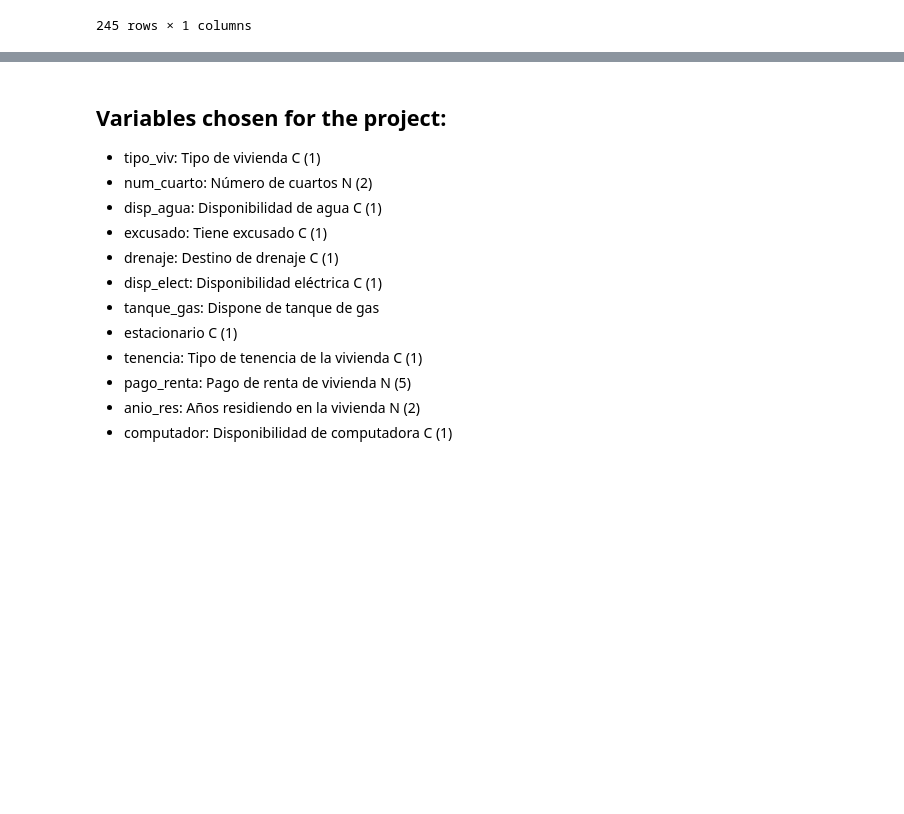
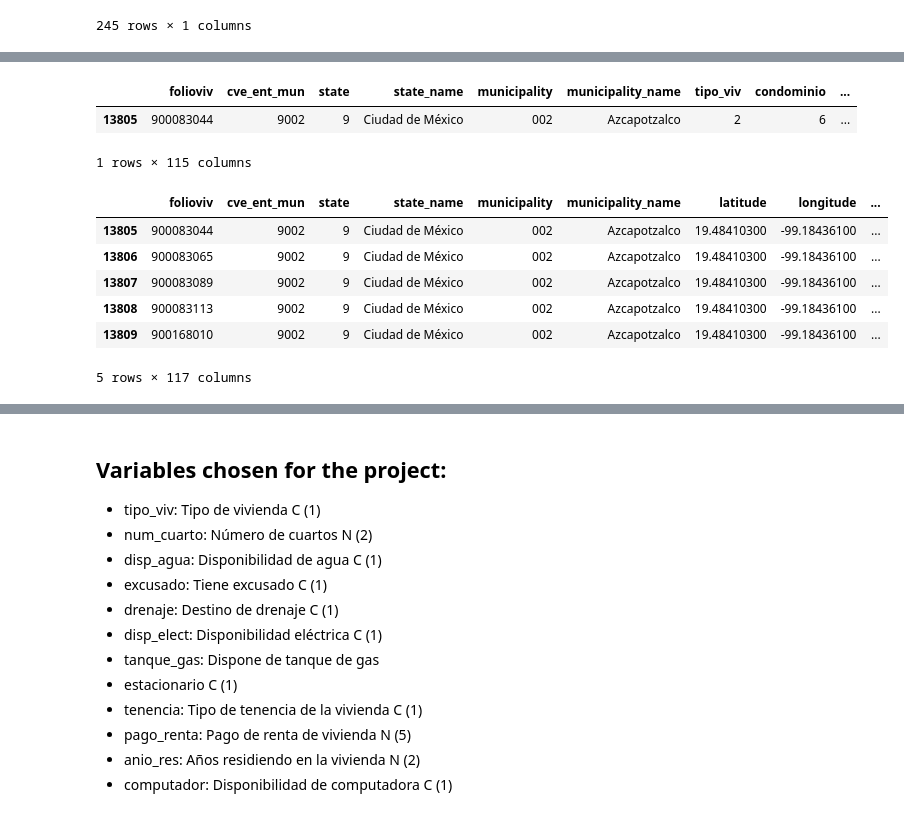
Before and after one commit to bkachava/d5survey, a Jupyter notebook: Notebooks/data_mega_ENH_BD.ipynb, the cells around one changed output, grey strips where cells are left out. Cells and saved outputs as stored; diff of their text form; code cells hidden in the pictures; blank space fills up the shorter version.

```diff
--- a/Notebooks/data_mega_ENH_BD.ipynb
+++ b/Notebooks/data_mega_ENH_BD.ipynb
@@ -461,0 +460,26 @@ houses_per_municipality_2 = pd.DataFrame()
+# %%
+viv_mega_df.head(1)
+# %% [output]
+|  | folioviv | cve_ent_mun | state | state_name | municipality | municipality_name | tipo_viv | condominio | ... |
+| 13805 | 900083044 | 9002 | 9 | Ciudad de México | 002 | Azcapotzalco | 2 | 6 | ... |
+1 rows × 115 columns
+# %%
+#Add coordinates per municipality (latitude, longitude) to dataframe viv_mega_df
+viv_mega_df.insert(6,'latitude',viv_mega_df.cve_ent_mun.map(lat_dict))
+# %%
+#Remove brackets from the values
+viv_mega_df['latitude'] = viv_mega_df['latitude'].str[0]
+# %%
+viv_mega_df.insert(7,'longitude',viv_mega_df.cve_ent_mun.map(lon_dict))
+# %%
+viv_mega_df['longitude'] = viv_mega_df['longitude'].str[0]
+# %%
+viv_mega_df.head()
+# %% [output]
+|  | folioviv | cve_ent_mun | state | state_name | municipality | municipality_name | latitude | longitude | ... |
+| 13805 | 900083044 | 9002 | 9 | Ciudad de México | 002 | Azcapotzalco | 19.48410300 | -99.18436100 | ... |
+| 13806 | 900083065 | 9002 | 9 | Ciudad de México | 002 | Azcapotzalco | 19.48410300 | -99.18436100 | ... |
+| 13807 | 900083089 | 9002 | 9 | Ciudad de México | 002 | Azcapotzalco | 19.48410300 | -99.18436100 | ... |
+| 13808 | 900083113 | 9002 | 9 | Ciudad de México | 002 | Azcapotzalco | 19.48410300 | -99.18436100 | ... |
+| 13809 | 900168010 | 9002 | 9 | Ciudad de México | 002 | Azcapotzalco | 19.48410300 | -99.18436100 | ... |
+5 rows × 117 columns
```
Also changed, not shown: parts of 38 cells of this notebook.
